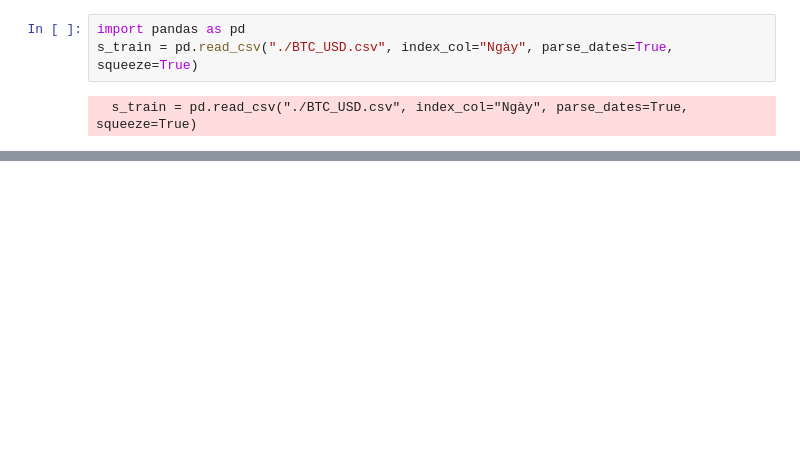
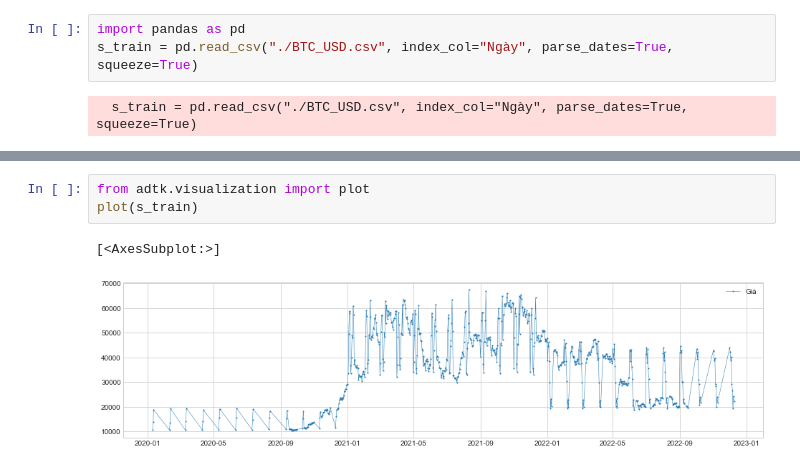
Before and after one commit to hoangks5/Abnomaly-Dectecion, a Jupyter notebook: test.ipynb, the cells around one changed output, grey strips where cells are left out. Cells and saved outputs as stored; diff of their text form; blank space fills up the shorter version.

```diff
--- a/test.ipynb
+++ b/test.ipynb
@@ -9,0 +24,6 @@ print(s_train)
+# %%
+from adtk.visualization import plot
+plot(s_train)
+# %% [output]
+[<AxesSubplot:>]
+[figure, added]
```
Also changed, not shown: parts of 1 cell of this notebook.
